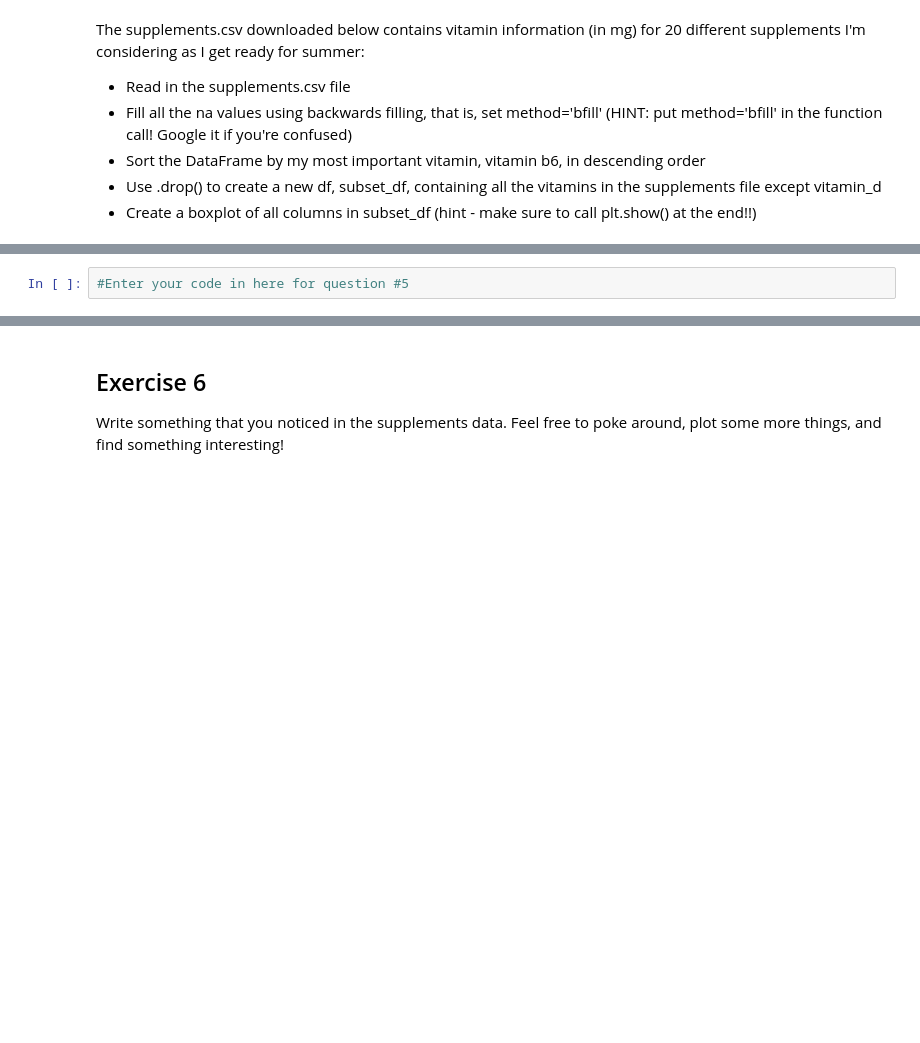
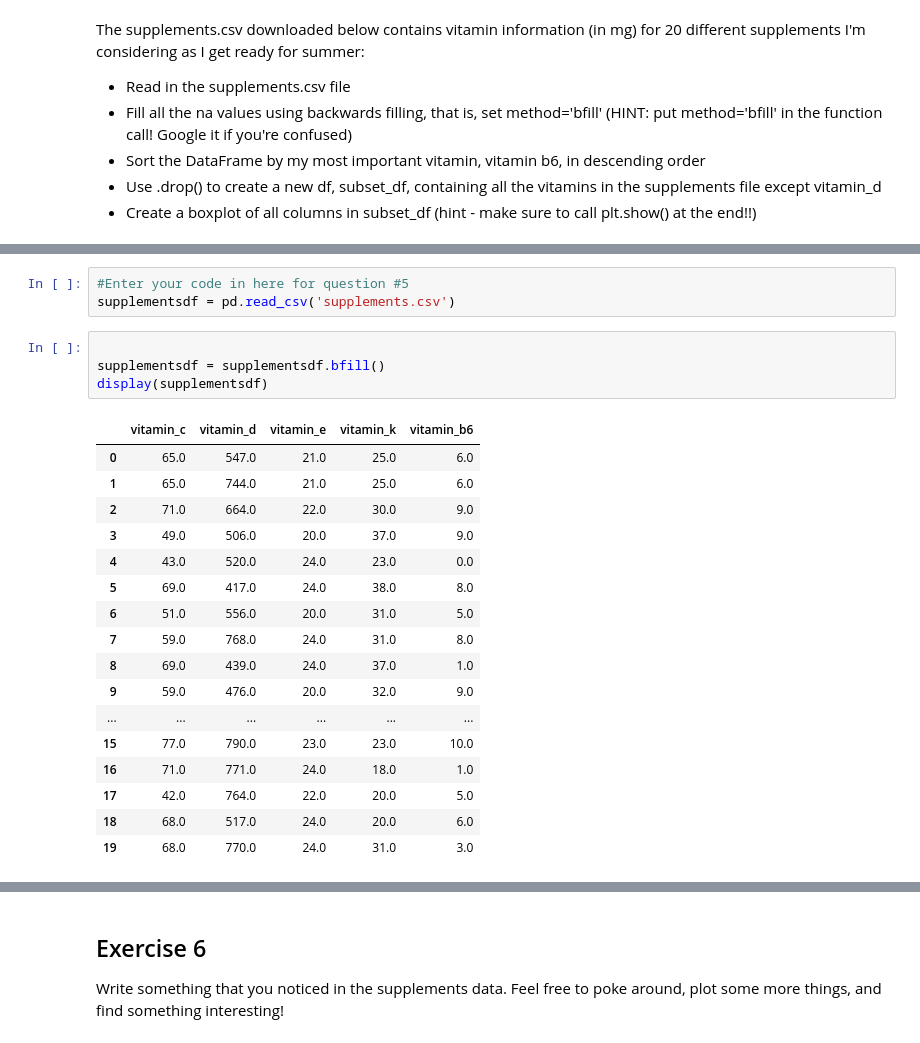
Before and after one commit to dsynderg/CS-180-assignments, a Jupyter notebook: 03_pandas.ipynb, the cells around one changed output, grey strips where cells are left out. Cells and saved outputs as stored; diff of their text form; blank space fills up the shorter version.

```diff
--- a/03_pandas.ipynb
+++ b/03_pandas.ipynb
@@ -168,2 +355,25 @@ The supplements.csv downloaded below contains vitamin information (in mg) for 20
 # %%
 #Enter your code in here for question #5
+supplementsdf = pd.read_csv('supplements.csv')
+# %%
+
+supplementsdf = supplementsdf.bfill()
+display(supplementsdf)
+# %% [output]
+|  | vitamin_c | vitamin_d | vitamin_e | vitamin_k | vitamin_b6 |
+| 0 | 65.0 | 547.0 | 21.0 | 25.0 | 6.0 |
+| 1 | 65.0 | 744.0 | 21.0 | 25.0 | 6.0 |
+| 2 | 71.0 | 664.0 | 22.0 | 30.0 | 9.0 |
+| 3 | 49.0 | 506.0 | 20.0 | 37.0 | 9.0 |
+| 4 | 43.0 | 520.0 | 24.0 | 23.0 | 0.0 |
+| 5 | 69.0 | 417.0 | 24.0 | 38.0 | 8.0 |
+| 6 | 51.0 | 556.0 | 20.0 | 31.0 | 5.0 |
+| 7 | 59.0 | 768.0 | 24.0 | 31.0 | 8.0 |
+| 8 | 69.0 | 439.0 | 24.0 | 37.0 | 1.0 |
+| 9 | 59.0 | 476.0 | 20.0 | 32.0 | 9.0 |
+| ... | ... | ... | ... | ... | ... |
+| 15 | 77.0 | 790.0 | 23.0 | 23.0 | 10.0 |
+| 16 | 71.0 | 771.0 | 24.0 | 18.0 | 1.0 |
+| 17 | 42.0 | 764.0 | 22.0 | 20.0 | 5.0 |
+| 18 | 68.0 | 517.0 | 24.0 | 20.0 | 6.0 |
+| 19 | 68.0 | 770.0 | 24.0 | 31.0 | 3.0 |
```
Also changed, not shown: parts of 28 cells of this notebook.
